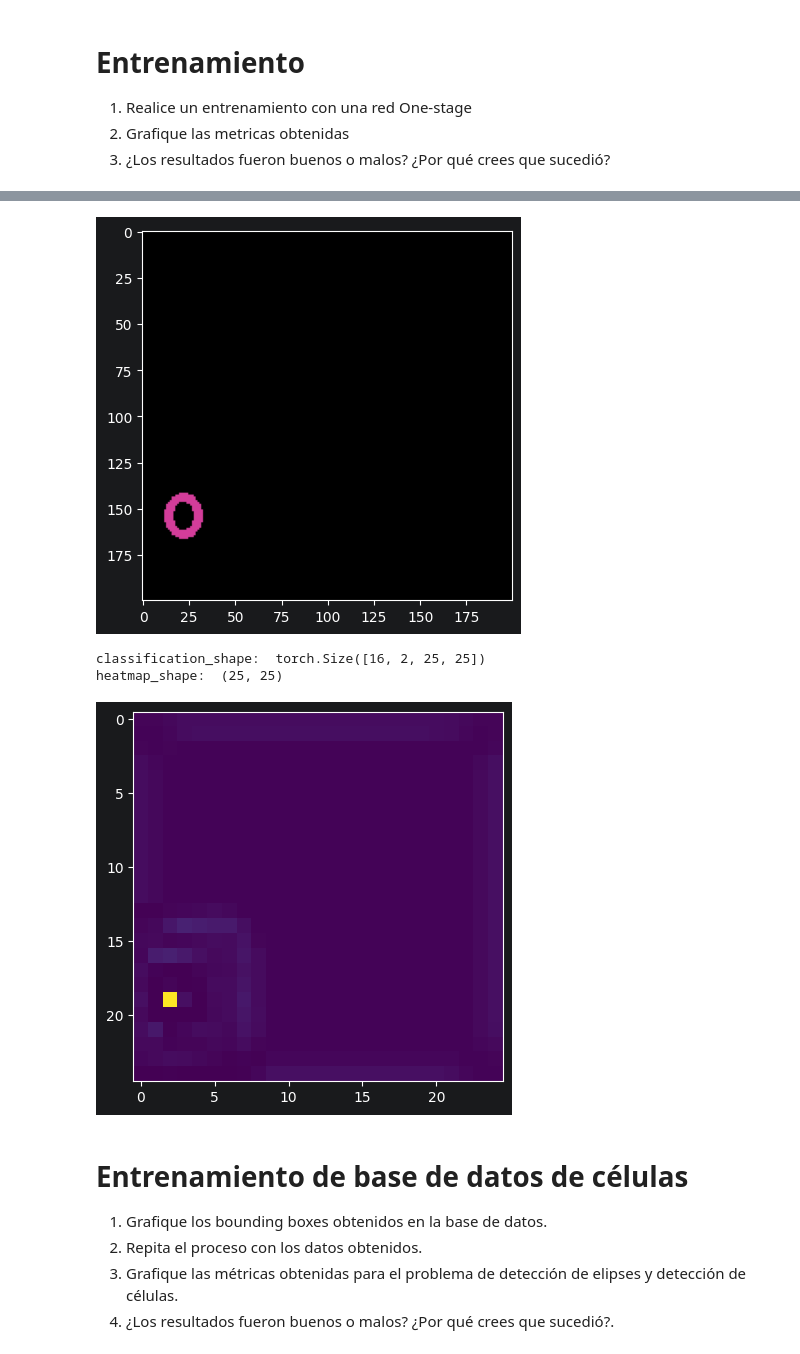
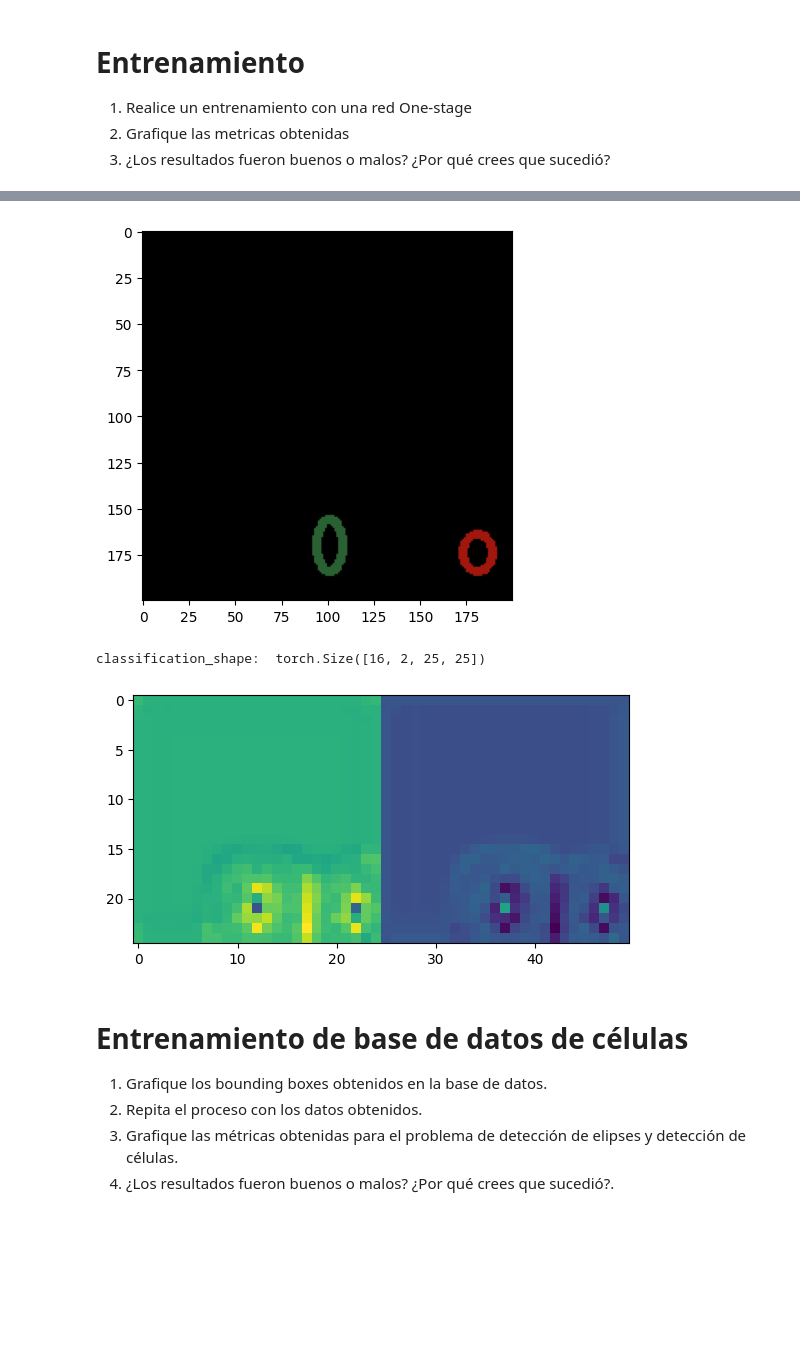
Before and after one commit to luisCossio/CC6204-Deep-Learning, a Jupyter notebook: notebooks/Auxiliar_5_Deteccion_aplicando_regresion_clasificacion.ipynb, the cells around one changed output, grey strips where cells are left out. Cells and saved outputs as stored; diff of their text form; code cells hidden in the pictures; blank space fills up the shorter version.

```diff
--- a/notebooks/Auxiliar_5_Deteccion_aplicando_regresion_clasificacion.ipynb
+++ b/notebooks/Auxiliar_5_Deteccion_aplicando_regresion_clasificacion.ipynb
@@ -159,9 +159,13 @@ def create_images_rectangle(coordinates, image, color, thickness=3):
 # Explorar dataset
 1. Analice los datos que salen del dataset y comente de que se tratan
 # %%
-dataset = TrackingEllipseGenerator(n_frames=100,n_tracks=3)
+dataset = TrackingEllipseGenerator(n_frames=100,n_tracks=5)
 # %%
-img,target = dataset[0]
+# index = 0
+index += 1
+img,target = dataset[index]
+
 plt.imshow(img)
 print(target['boxes'])
+print(target['labels'])
 # %% [output]
@@ -172,3 +179,3 @@ print(target['boxes'])
 # %%
-img = draw_boxes(img,target['boxes'])
-plt.imshow(img)
+# img = draw_boxes(img,target['boxes'])
+# plt.imshow(img)
@@ -399,10 +395,11 @@ array([0, 0, 0, 0, 0, 0, 0, 0, 0, 0, 0, 0, 0, 0, 0, 0, 0, 0, 0, 0, 0, 0,
 train_dataset = TrackingEllipseGenerator(n_frames=300,n_tracks=6,)
 val_dataset = TrackingEllipseGenerator(n_frames=100,n_tracks=3)
 
+n_cats = 1
 train_loader = DataLoader(train_dataset, batch_size=16, shuffle=True, collate_fn=detection_collate)
 val_loader = DataLoader(val_dataset, batch_size=16, collate_fn=detection_collate)
 device = 'cuda' if torch.cuda.is_available() else 'cpu'
-model = OneStageModel(n_cats=1).to(device)
+model = OneStageModel(n_cats=n_cats).to(device)
 loss_fn = DetectionLoss()
 n_epochs = 10
 optimizer = torch.optim.Adam(model.parameters(), lr=0.001)
@@ -431,19 +428,24 @@ epoch 9 | train: loss=0.0047, cross_entropy=0.0015, accuracy=1.0000, AP50=0.9972
 # %%
 image_sample,target = next(iter(train_loader))
 image_plot = image_sample[0].permute(1,2,0).cpu().numpy()
 plt.imshow(image_plot)
 plt.show()
 class_target = 1
 with torch.no_grad():
 
     classifications, locations = model(image_sample.to(device))
     print("classification_shape: ",classifications.size())
+    # print(classifications[0])
+    tensor_data = classifications[0].detach().cpu().numpy()
+    tensor_data = np.concatenate([tensor_data[0],tensor_data[1]],axis=1)
+    plt.imshow(tensor_data)
+    plt.show()
+    # plt.imshow(tensor_data[1])
     ###### CODE HERE ######
 # %% [output]
-[figure, old version]
+[figure, new version]
 classification_shape:  torch.Size([16, 2, 25, 25])
-heatmap_shape:  (25, 25)
-[figure, old version]
+[figure, new version]
 # %% [markdown]
 # Entrenamiento de base de datos de células
 1. Grafique los bounding boxes obtenidos en la base de datos.
```
Also changed, not shown: parts of 12 cells of this notebook, 2 other files.
